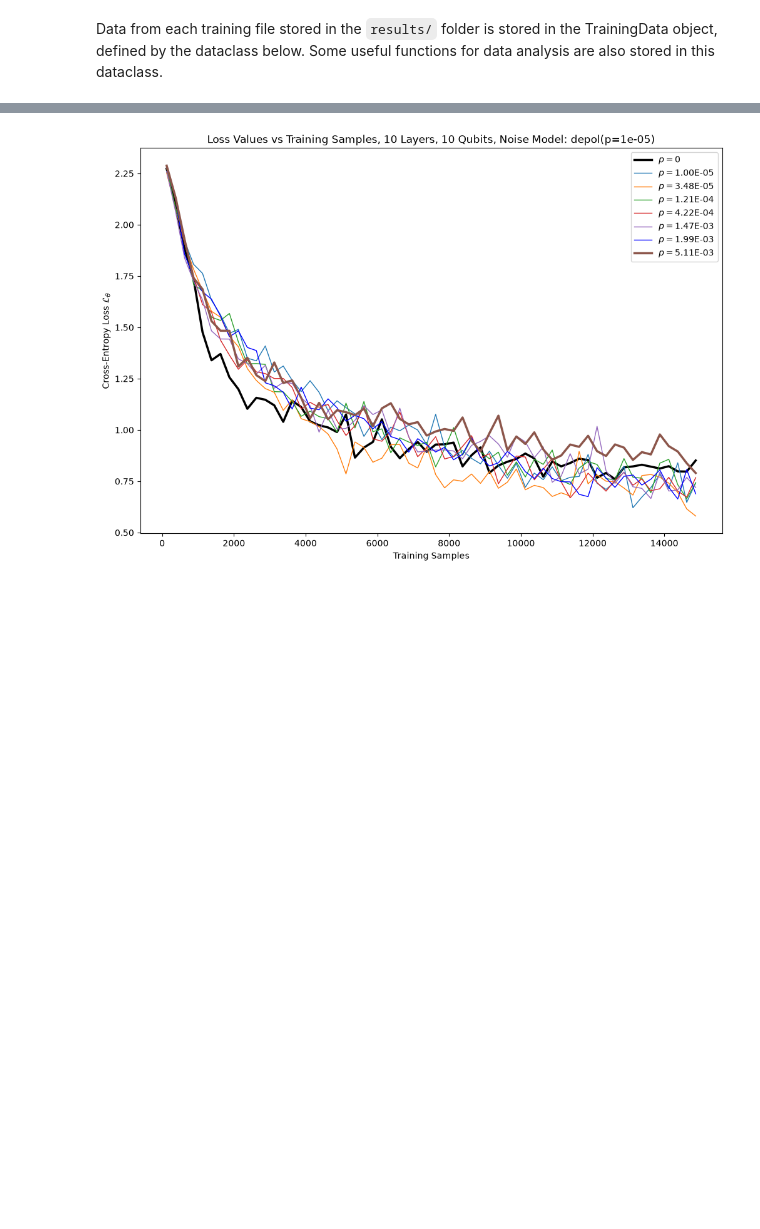
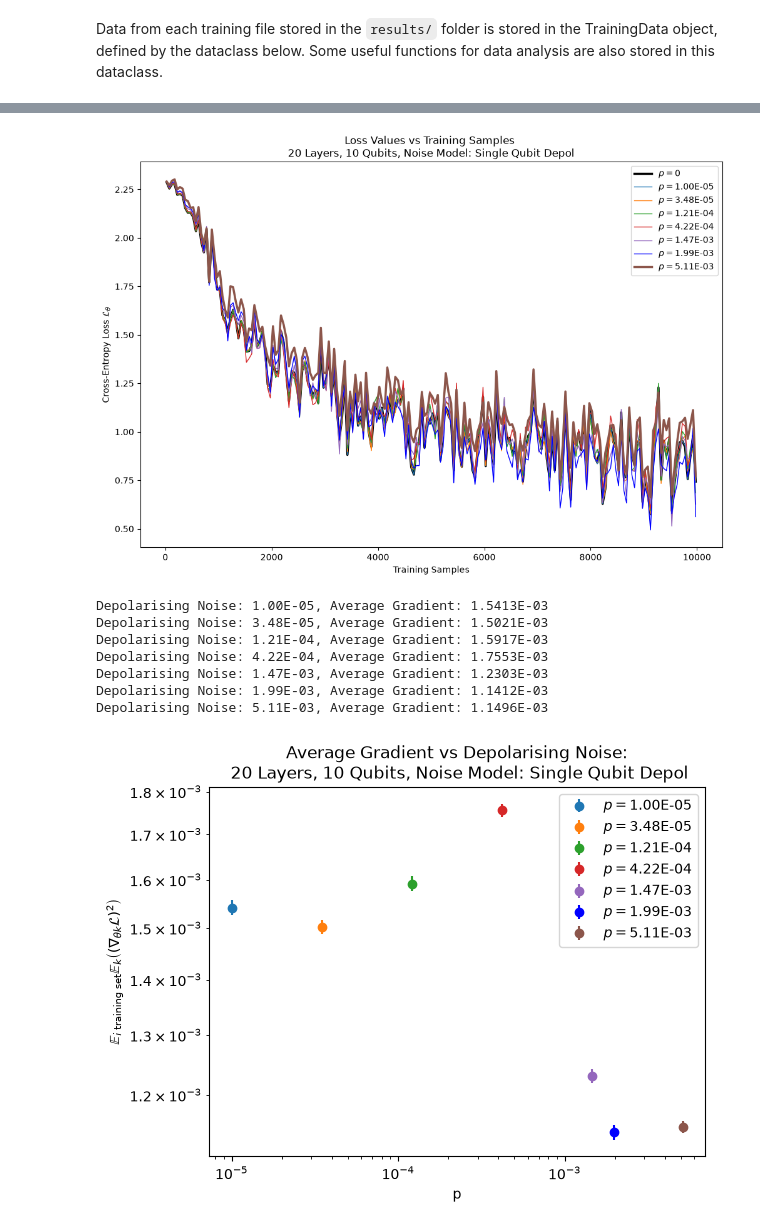
Before and after one commit to dylan-odonoghue/Partial-Error-Correction-on-Non-Clifford-Gates, a Jupyter notebook: result_analysis.ipynb, the cells around one changed output, grey strips where cells are left out. Saved outputs shown, nothing was run; the diff lists cells and outputs as text; code cells hidden in the pictures; blank space fills up the shorter version.

```diff
--- a/result_analysis.ipynb
+++ b/result_analysis.ipynb
@@ -223,17 +177,44 @@ plt.show()
 # %%
-batches_size = 250  # Define the window size for batch average
+batches_size = 50
 plt.figure(figsize=(12, 8))
 for data in training_data_list:
     batch_avg_loss_values      = TrainingData.batch_average(data.loss_values, batches_size)
     batch_avg_training_samples = TrainingData.batch_average(data.training_samples, batches_size)
-
-    label = f'$p=${data.depolarising_noise:.2E}' if data.depolarising_noise > 0 else '$p=0$'
-    linewidth = 2.5 if (data.depolarising_noise == 0 or data.depolarising_noise > 5e-3) else 1
+    p_depol = data.noise_params.get("depolarising_noise", 0)
+    label = f'$p=${p_depol:.2E}' if p_depol > 0 else '$p=0$'
+    linewidth = 2.5 if (p_depol == 0 or p_depol > 5e-3) else 1
     plt.plot(batch_avg_training_samples, batch_avg_loss_values, label=label, color=colors[training_data_list.index(data)], linewidth=linewidth)
 plt.xlabel('Training Samples')
 plt.ylabel(r'Cross-Entropy Loss $\mathcal{L}_\theta$')
 plt.legend()
-plt.title(f'Loss Values vs Training Samples, {training_data_list[0].layers} Layers, {training_data_list[0].qubits} Qubits, Noise Model: {training_data_list[1].noise_model}')
+plt.title(f'Loss Values vs Training Samples \n{training_data_list[0].layers} Layers, {training_data_list[0].num_qubits} Qubits, Noise Model: {training_data_list[1].noise_model_name}')
+plt.savefig('plots/loss_vs_training_samples_batch_avg.pdf', dpi=300, bbox_inches='tight')
 plt.show()
 # %% [output]
-[figure, old version]
+[figure, new version]
+# %%
+# This plot compares the average gradient value over all training samples vs the depolarising noise parameter for each training run.
+for data in training_data_list[1:]:  # Skip the first entry since it has no depolarising noise
+    avg_gradient = np.mean(data.gradients)
+    avg_gradient_err = np.std(data.gradients) / np.sqrt(len(data.gradients))  # Standard error of the mean
+    p_depol = data.noise_params.get("depolarising_noise", 0)
+    label = f'$p=${p_depol:.2E}' if p_depol > 0 else '$p=0$'
+    print(f"Depolarising Noise: {p_depol:.2E}, Average Gradient: {avg_gradient:.4E}")
+    plt.errorbar(p_depol, avg_gradient, yerr=avg_gradient_err, fmt='o', label=label, color=colors[training_data_list.index(data)])
+plt.xscale('log')
+plt.yscale('log')
+plt.xlabel(r'p')
+plt.ylabel(r'$\mathbb{E}_{i~\text{training set}} \mathbb{E}_k \left( (\nabla_{\theta k} \mathcal{L})^2 \right)$')
+plt.legend()
+plt.title(f'Average Gradient vs Depolarising Noise:\n {training_data_list[0].layers} Layers, {training_data_list[0].num_qubits} Qubits, Noise Model: {training_data_list[1].noise_model_name}')
+plt.savefig('plots/avg_gradient_vs_depol.pdf', dpi=300, bbox_inches='tight')
+plt.show()
+# %% [output]
+Depolarising Noise: 1.00E-05, Average Gradient: 1.5413E-03
+Depolarising Noise: 3.48E-05, Average Gradient: 1.5021E-03
+Depolarising Noise: 1.21E-04, Average Gradient: 1.5917E-03
+Depolarising Noise: 4.22E-04, Average Gradient: 1.7553E-03
+Depolarising Noise: 1.47E-03, Average Gradient: 1.2303E-03
+Depolarising Noise: 1.99E-03, Average Gradient: 1.1412E-03
+Depolarising Noise: 5.11E-03, Average Gradient: 1.1496E-03
+[figure, added]
```
Also changed, not shown: parts of 12 cells of this notebook, 9 other files.
